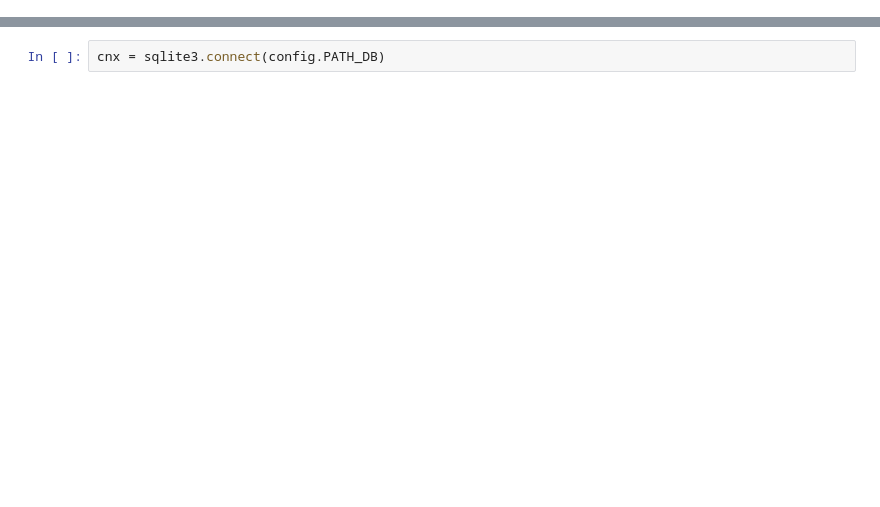
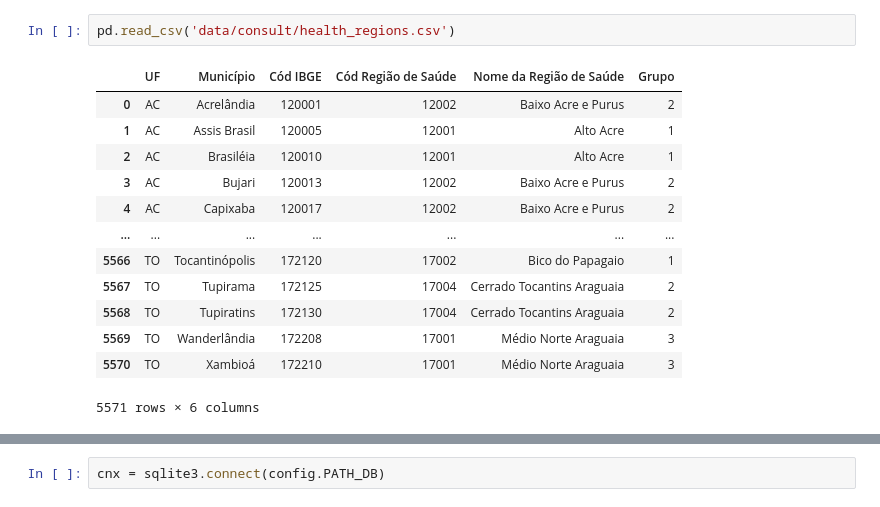
Before and after one commit to lucaslopes/gestantes, a Jupyter notebook: notebook.ipynb, the cells around one changed output, grey strips where cells are left out. Drawn from its saved outputs; the diff is of its cells as text; blank space fills up the shorter version.

```diff
--- a/notebook.ipynb
+++ b/notebook.ipynb
@@ -6,0 +101,16 @@ import pandas as pd
+# %%
+pd.read_csv('data/consult/health_regions.csv')
+# %% [output]
+|  | UF | Município | Cód IBGE | Cód Região de Saúde | Nome da Região de Saúde | Grupo |
+| 0 | AC | Acrelândia | 120001 | 12002 | Baixo Acre e Purus | 2 |
+| 1 | AC | Assis Brasil | 120005 | 12001 | Alto Acre | 1 |
+| 2 | AC | Brasiléia | 120010 | 12001 | Alto Acre | 1 |
+| 3 | AC | Bujari | 120013 | 12002 | Baixo Acre e Purus | 2 |
+| 4 | AC | Capixaba | 120017 | 12002 | Baixo Acre e Purus | 2 |
+| ... | ... | ... | ... | ... | ... | ... |
+| 5566 | TO | Tocantinópolis | 172120 | 17002 | Bico do Papagaio | 1 |
+| 5567 | TO | Tupirama | 172125 | 17004 | Cerrado Tocantins Araguaia | 2 |
+| 5568 | TO | Tupiratins | 172130 | 17004 | Cerrado Tocantins Araguaia | 2 |
+| 5569 | TO | Wanderlândia | 172208 | 17001 | Médio Norte Araguaia | 3 |
+| 5570 | TO | Xambioá | 172210 | 17001 | Médio Norte Araguaia | 3 |
+5571 rows × 6 columns
```
Also changed, not shown: parts of 105 cells of this notebook, 31 other files.
